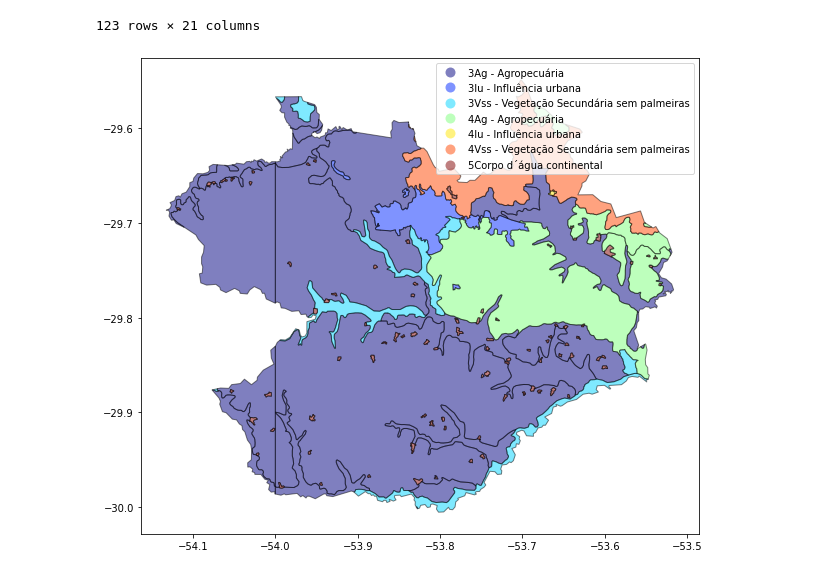
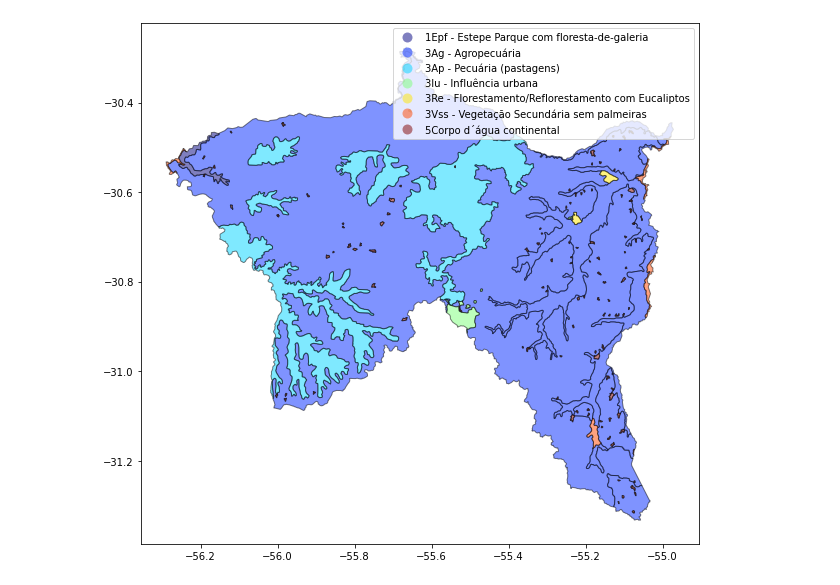
Before and after one commit to sclaudiobr/algoritmos-py, a Jupyter notebook: GeoCloud02_Mapas_Tematicos.ipynb, the cells around one changed output. Drawn from its saved outputs; the diff is of its cells as text; code cells hidden in the pictures.

```diff
--- a/GeoCloud02_Mapas_Tematicos.ipynb
+++ b/GeoCloud02_Mapas_Tematicos.ipynb
@@ -3,20 +21,5 @@
 # %%
-!pip install geobr # Base de dados do IBGE, Malahas municipais, biomas, microrregiões, sedes
-!pip install shapely # conversor e leitor de arquivos shp
-!pip install OWSLib # Acesso ao banco de dados WFS/WMS/OWS
-!pip install pygeos # Biblioteca de apoio ao Geopandas
-import numpy as np
-import geobr as br
-import geopandas as gpd
-import os
-import owslib.wfs as ows
-from owslib.wfs import WebFeatureService
-from shapely.geometry import box
-import zipfile
-
-os.mkdir("shp")
-
-### ----------------------- FUNÇÂO BAIXAR DADOS -----------------------------
+### ---- FUNÇÃO BAIXAR DADOS -----------------------------
 def gera_dados(uf,mun,id):
    df = br.read_municipality(code_muni=uf)
    df = df[df.name_muni==mun]
@@ -33,10 +36,8 @@ def gera_dados(uf,mun,id):
    layers = gpd.read_file(fn)
    recorte = gpd.clip(layers, df,keep_geom_type=False)
    recorte.to_file('shp/df.shp', driver='ESRI Shapefile')
-### ----------------- UF, MUNICIPIO, TEMA
 
-
-# Compacta a pasta com o nome do ID escolhido
+# ----- FUNÇÃO COMPACTA PASTAS
 def zip(src, dst):
     zf = zipfile.ZipFile("%s.zip" % (dst), "w", zipfile.ZIP_DEFLATED)
     abs_src = os.path.abspath(src)
@@ -57,11 +58,12 @@ ped = 'CREN:Pedologia_area_Brasil'
 veg = 'CREN:vegetacao_area_brasil'
 
 #### TROCA OS DADOS AQUI ########################
-UF = 'RS' # <---- Estado aqui
-mun = 'Santa Maria' #<--- Municipio Aqui (nome com acentuação)
-nome_do_zip = 'vegetacao' # <- Troca aqui Aqui (nome sem acento)
+UF = 'RS'                       # <---- Estado aqui
+mun = "Sant'ana Do Livramento"  #<--- Municipio Aqui (nome com acentuação)
+camada = veg                    # <-- Camada de dados id (veg,geo,geom,ped)
+nome_do_zip = 'vegetacao'       # <-  (nome sem acento)
 #############################################
-gera_dados(UF,mun,veg)
+gera_dados(UF,mun,camada)
 zip("projeto",nome_do_zip)
 
 # Plotando o mapa
@@ -101,2 +87 @@ Requirement already satisfied: numpy>=1.10 in /usr/local/lib/python3.6/dist-pack
-123 rows × 21 columns
-[figure, old version]
+[figure, new version]
```
Also changed, not shown: parts of 3 cells of this notebook.
